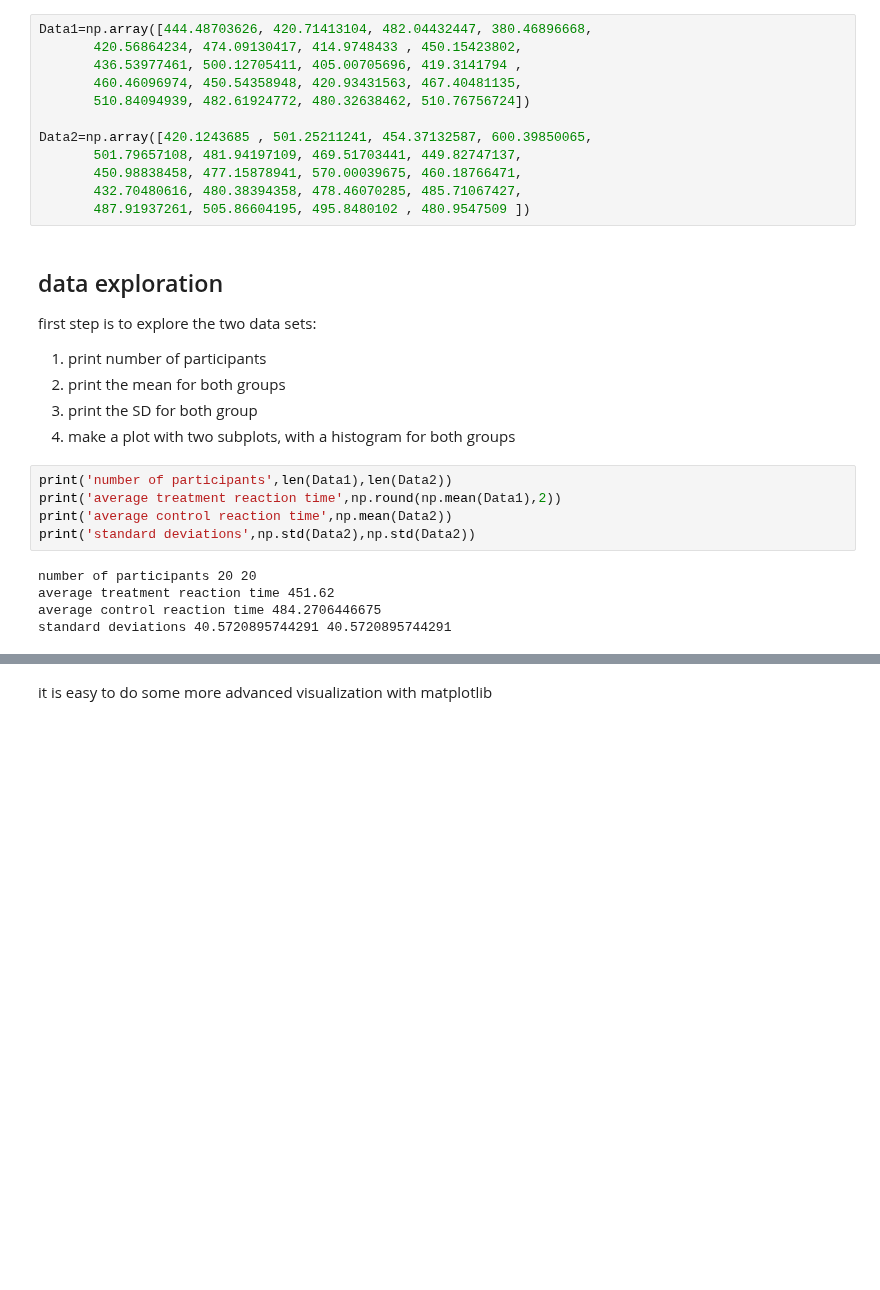
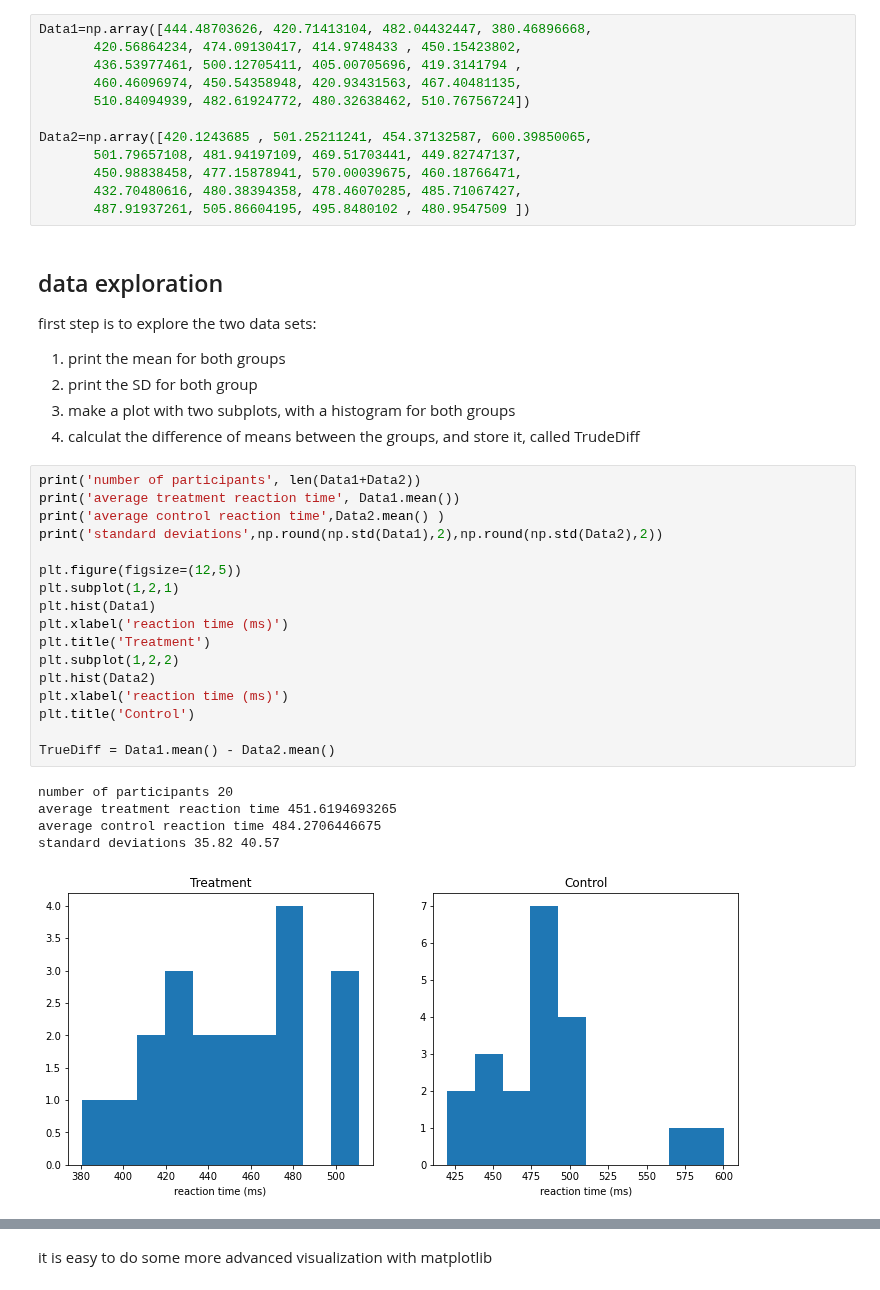
Before and after one commit to univiemops/tewa1-computational-cognition, a Jupyter notebook: latest_to_check/04 Resampling.ipynb, the cells around one changed output, grey strips where cells are left out. Drawn from its saved outputs; the diff is of its cells as text; blank space fills up the shorter version.

```diff
--- a/latest_to_check/04 Resampling.ipynb
+++ b/latest_to_check/04 Resampling.ipynb
@@ -40,17 +39,31 @@ Data2=np.array([420.1243685 , 501.25211241, 454.37132587, 600.39850065,
 # %% [markdown]
 ## data exploration
 first step is to explore the two data sets:
-1. print number of participants
-2. print the mean for both groups
-3. print the SD for both group
-4. make a plot with two subplots, with a histogram for both groups
+
+1. print the mean for both groups
+2. print the SD for both group
+3. make a plot with two subplots, with a histogram for both groups
+4. calculat the difference of means between the groups, and store it, called TrudeDiff
 # %%
-print('number of participants',len(Data1),len(Data2))
-print('average treatment reaction time',np.round(np.mean(Data1),2))
-print('average control reaction time',np.mean(Data2))
-print('standard deviations',np.std(Data2),np.std(Data2))
+print('number of participants', len(Data1+Data2))
+print('average treatment reaction time', Data1.mean())
+print('average control reaction time',Data2.mean() )
+print('standard deviations',np.round(np.std(Data1),2),np.round(np.std(Data2),2))
+
+plt.figure(figsize=(12,5))
+plt.subplot(1,2,1)
+plt.hist(Data1)
+plt.xlabel('reaction time (ms)')
+plt.title('Treatment')
+plt.subplot(1,2,2)
+plt.hist(Data2)
+plt.xlabel('reaction time (ms)')
+plt.title('Control')
+
+TrueDiff = Data1.mean() - Data2.mean()
 # %% [output]
-number of participants 20 20
-average treatment reaction time 451.62
+number of participants 20
+average treatment reaction time 451.6194693265
 average control reaction time 484.2706446675
-standard deviations 40.5720895744291 40.5720895744291
+standard deviations 35.82 40.57
+[figure, added]
```
Also changed, not shown: parts of 33 cells of this notebook, 1 other file.
